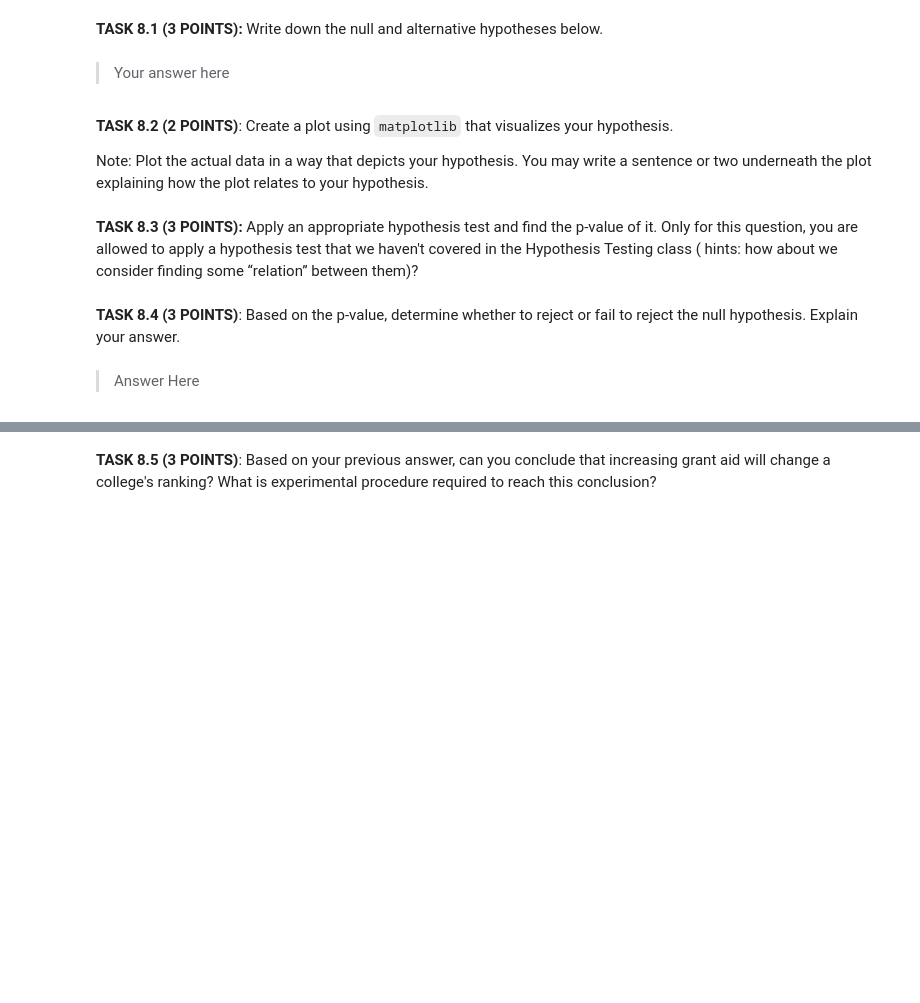
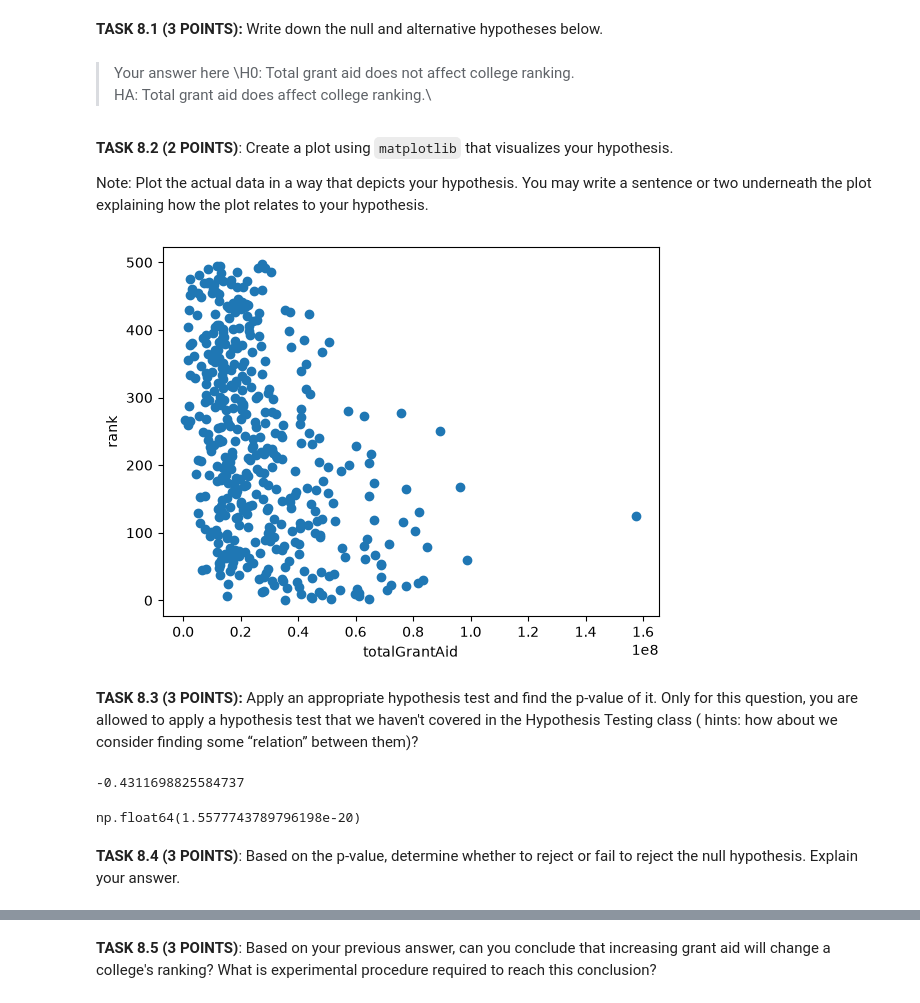
Before and after one commit to lukeadjei/CMSC320_HW1_sec0201_Git, a Jupyter notebook: HW2 - Brain Conditioning Stats/HW2_Fall2026.ipynb, the cells around one changed output, grey strips where cells are left out. Drawn from its saved outputs; the diff is of its cells as text; code cells hidden in the pictures; blank space fills up the shorter version.

```diff
--- a/HW2 - Brain Conditioning Stats/HW2_Fall2026.ipynb
+++ b/HW2 - Brain Conditioning Stats/HW2_Fall2026.ipynb
@@ -576,8 +576,10 @@ Since the p-value  < 0.05 we reject the null hypothesis. This provides strong ev
 Now create a new hypothesis test for whether the total grant aid has an effect on college ranking. (Assume $\alpha=0.05$).
 # %% [markdown]
 **TASK 8.1 (3 POINTS):** Write down the null and alternative hypotheses below.
-# %% [markdown]
-> Your answer here
+# %% [markdown]
+> Your answer here
+\H0: Total grant aid does not affect college ranking.\
+HA: Total grant aid does affect college ranking.\
 # %% [markdown]
 **TASK 8.2 (2 POINTS)**: Create a plot using `matplotlib` that visualizes your hypothesis.
 
@@ -587,2 +587,10 @@ Note: Plot the actual data in a way that depicts your hypothesis. You may write
+# %%
+# YOUR CODE HERE
+plt.scatter(df["totalGrantAid"], df["rank"])
+plt.xlabel("totalGrantAid")
+plt.ylabel("rank")
+plt.show()
+# %% [output]
+[figure, added]
 # %% [markdown]
 **TASK 8.3 (3 POINTS):** Apply an appropriate hypothesis test and find the p-value of it. Only for this question, you are allowed to apply a hypothesis test that we haven't covered in the Hypothesis Testing class ( hints: how about we consider finding some “relation” between them)?
@@ -591,6 +597,11 @@ Note: Plot the actual data in a way that depicts your hypothesis. You may write
+# %%
+# YOUR CODE HERE
+from scipy.stats import spearmanr
+corr, p = spearmanr(df["totalGrantAid"], df["rank"])
+print(corr)
+p
+# %% [output]
+-0.4311698825584737
+np.float64(1.5577743789796198e-20)
 # %% [markdown]
 **TASK 8.4 (3 POINTS)**: Based on the p-value, determine whether to reject or fail to reject the null hypothesis. Explain your answer.
-# %% [markdown]
-
-
-> Answer Here
```
Also changed, not shown: parts of 11 cells of this notebook.
